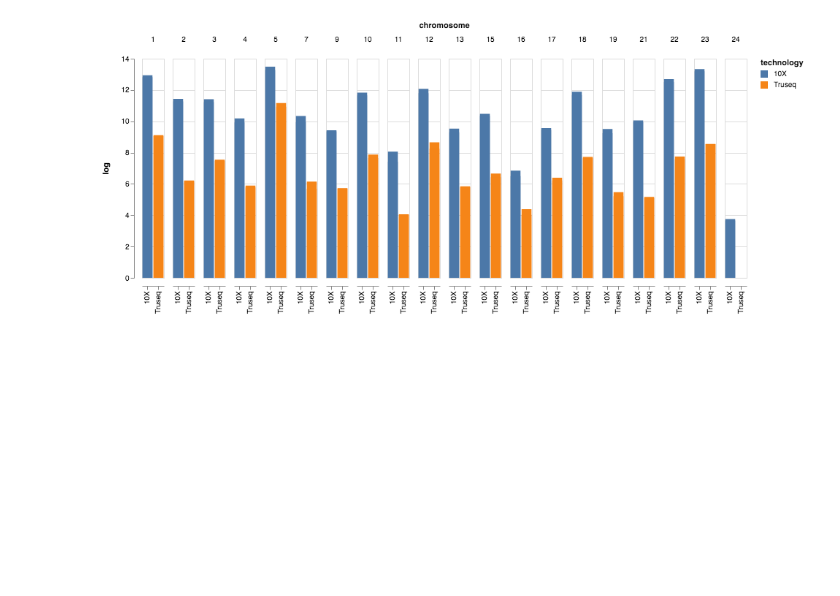
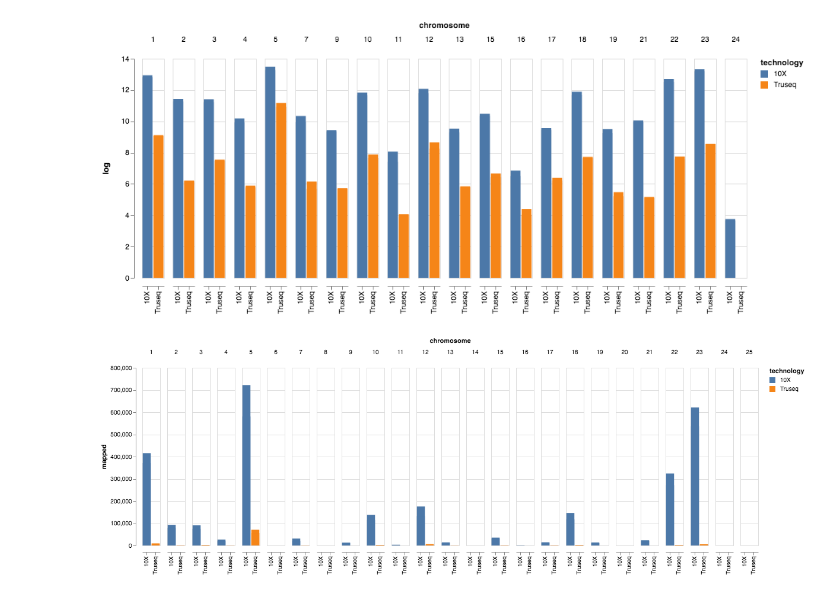
Before and after one commit to umccr/10x, a Jupyter notebook: telomeres/notebooks/counts.ipynb, the cells around one changed output. Cells and saved outputs as stored; diff of their text form; code cells hidden in the pictures; blank space fills up the shorter version.

Commit message:
Absolute mapped and unmapped reads per tech, ping @MrsLaviniaG

```diff
--- a/telomeres/notebooks/counts.ipynb
+++ b/telomeres/notebooks/counts.ipynb
@@ -222,3 +215,14 @@ logplot = alt.Chart(datasets).mark_bar().encode(
 logplot
 # %% [output]
 [figure]
+# %%
+tech_chart = alt.Chart(datasets).mark_bar().encode(
+        alt.X('technology:N', scale=alt.Scale(rangeStep=15), axis=alt.Axis(title='')),
+        y = 'mapped:Q',
+        color = alt.Color('technology:N'),
+        column = alt.Column('chromosome:Q')
+)
+
+tech_chart
+# %% [output]
+[figure, added]
```
Also changed, not shown: parts of 5 cells of this notebook, 4 other files.
